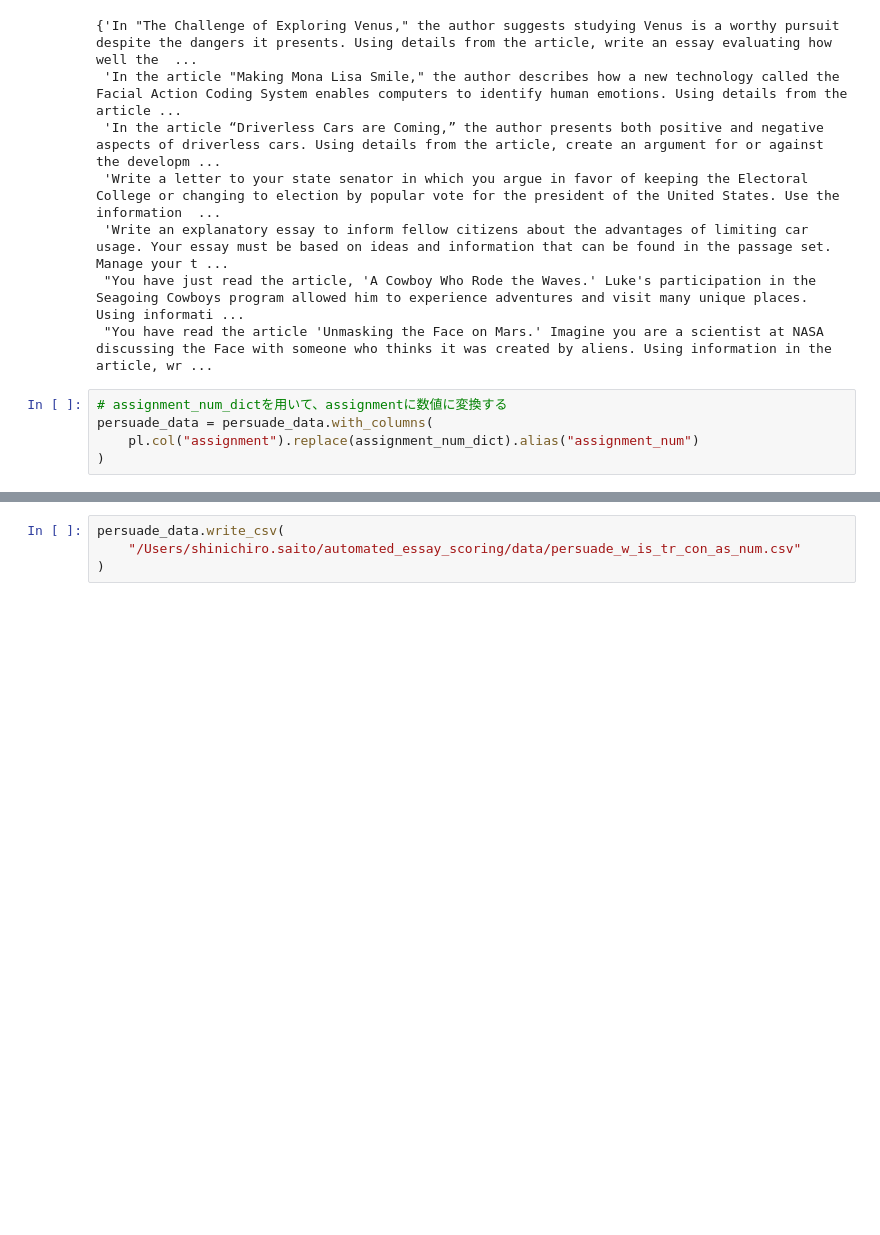
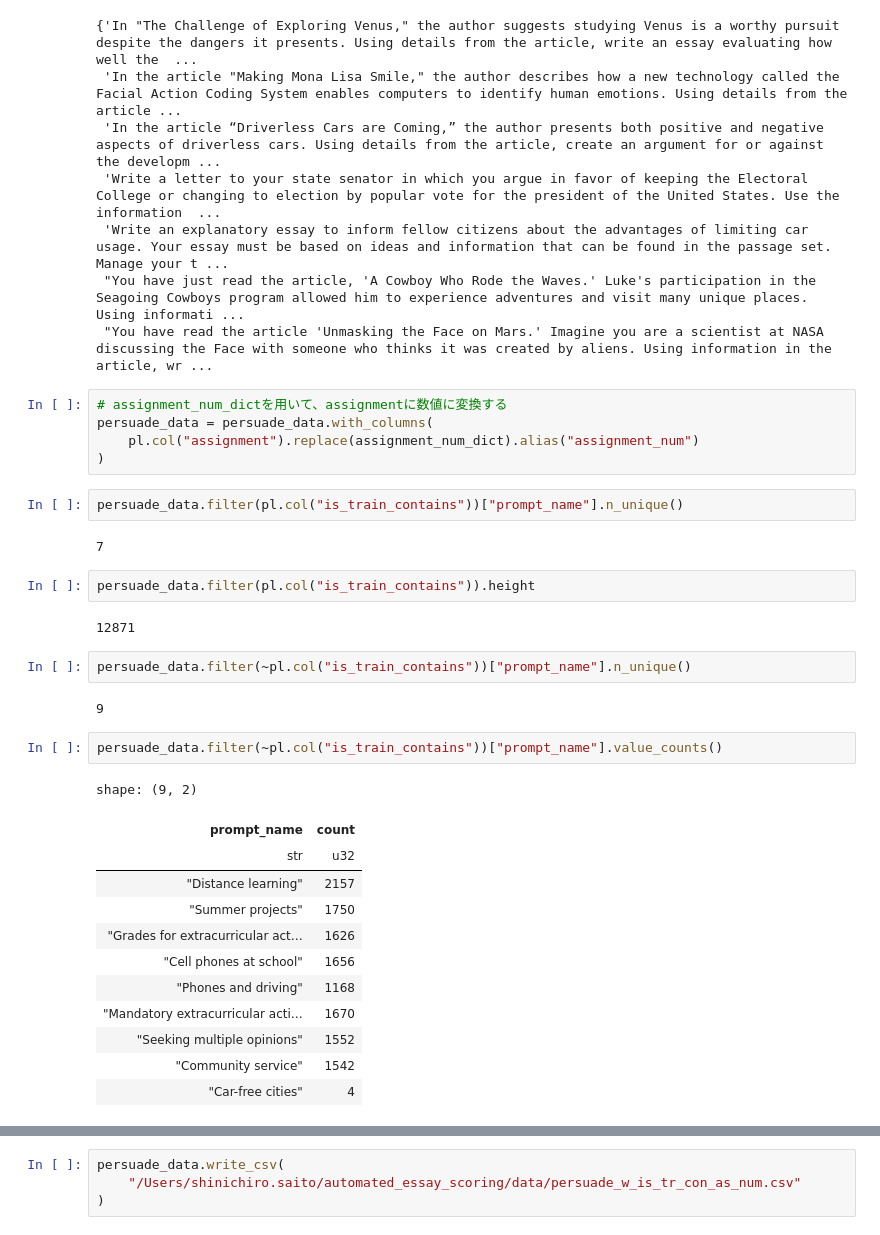
Before and after one commit to sinchir0/automated_essay_scoring, a Jupyter notebook: automated_essay_scoring/eda/2405191739_check_persuade.ipynb, the cells around one changed output, grey strips where cells are left out. Saved outputs shown, nothing was run; the diff lists cells and outputs as text; blank space fills up the shorter version.

```diff
--- a/automated_essay_scoring/eda/2405191739_check_persuade.ipynb
+++ b/automated_essay_scoring/eda/2405191739_check_persuade.ipynb
@@ -71,3 +71,30 @@ set(persuade_data.filter(pl.col("is_train_contains")).get_column("assignment"))
 persuade_data = persuade_data.with_columns(
     pl.col("assignment").replace(assignment_num_dict).alias("assignment_num")
 )
+# %%
+persuade_data.filter(pl.col("is_train_contains"))["prompt_name"].n_unique()
+# %% [output]
+7
+# %%
+persuade_data.filter(pl.col("is_train_contains")).height
+# %% [output]
+12871
+# %%
+persuade_data.filter(~pl.col("is_train_contains"))["prompt_name"].n_unique()
+# %% [output]
+9
+# %%
+persuade_data.filter(~pl.col("is_train_contains"))["prompt_name"].value_counts()
+# %% [output]
+shape: (9, 2)
+| prompt_name | count |
+| str | u32 |
+| "Distance learning" | 2157 |
+| "Summer projects" | 1750 |
+| "Grades for extracurricular act… | 1626 |
+| "Cell phones at school" | 1656 |
+| "Phones and driving" | 1168 |
+| "Mandatory extracurricular acti… | 1670 |
+| "Seeking multiple opinions" | 1552 |
+| "Community service" | 1542 |
+| "Car-free cities" | 4 |
```
Also changed, not shown: parts of 2 cells of this notebook, 10 other files.
